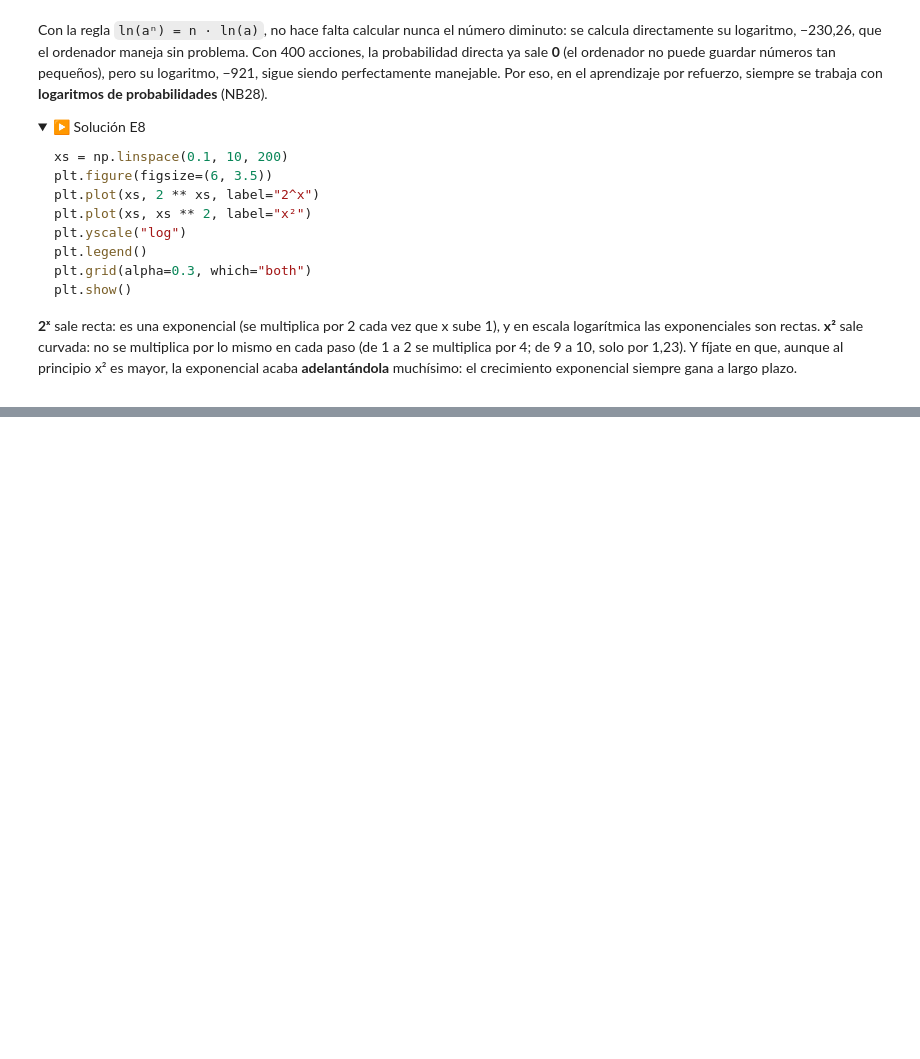
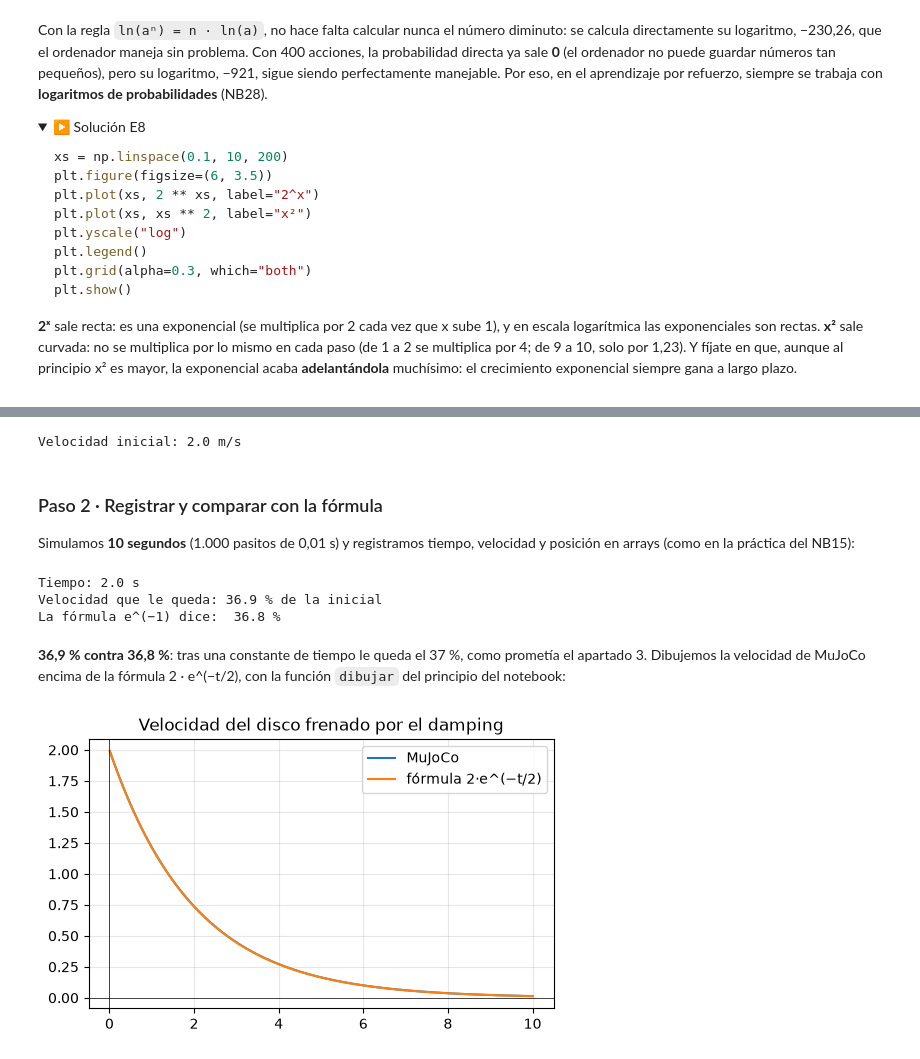
Before and after one commit to Greg2828/robotica, a Jupyter notebook: notebooks/NB15b_funciones_exponencial_logaritmo.ipynb, the cells around one changed output, grey strips where cells are left out. Saved outputs shown, nothing was run; the diff lists cells and outputs as text; code cells hidden in the pictures; folded sections open; blank space fills up the shorter version.

```diff
--- a/notebooks/NB15b_funciones_exponencial_logaritmo.ipynb
+++ b/notebooks/NB15b_funciones_exponencial_logaritmo.ipynb
@@ -489,0 +513,56 @@ plt.show()
+# %%
+import mujoco
+import taller
+
+DISCO = '''
+<mujoco>
+  <option timestep="0.01"/>
+  <worldbody>
+    <light pos="0 0 3"/>
+    <geom type="plane" size="6 1 0.1" rgba=".8 .9 .8 1"/>
+    <body name="disco" pos="0 0 0.05">
+      <joint name="rail" type="slide" axis="1 0 0" damping="0.5"/>
+      <geom type="cylinder" size="0.1 0.03" mass="1" rgba=".9 .2 .2 1" contype="0" conaffinity="0"/>
+    </body>
+  </worldbody>
+</mujoco>
+'''
+
+modelo, datos = taller.cargar(DISCO)
+datos.qvel[0] = 2.0                     # ¡lanzado a 2 m/s!
+print("Velocidad inicial:", datos.qvel[0], "m/s")
+# %% [output]
+Velocidad inicial: 2.0 m/s
+# %% [markdown]
+### Paso 2 · Registrar y comparar con la fórmula
+
+Simulamos **10 segundos** (1.000 pasitos de 0,01 s) y registramos tiempo, velocidad y posición en arrays (como en la
+práctica del NB15):
+# %%
+tiempos = np.zeros(1000)
+velocidades = np.zeros(1000)
+posiciones = np.zeros(1000)
+
+for paso in range(1000):
+    mujoco.mj_step(modelo, datos)
+    tiempos[paso] = datos.time
+    velocidades[paso] = datos.qvel[0]
+    posiciones[paso] = datos.qpos[0]
+
+tau = 2.0
+paso_tau = 199                          # el paso número 199 es el instante t = 2,00 s
+print("Tiempo:", round(tiempos[paso_tau], 2), "s")
+print("Velocidad que le queda:", round(velocidades[paso_tau] / 2.0 * 100, 1), "% de la inicial")
+print("La fórmula e^(−1) dice: ", round(np.exp(-1) * 100, 1), "%")
+# %% [output]
+Tiempo: 2.0 s
+Velocidad que le queda: 36.9 % de la inicial
+La fórmula e^(−1) dice:  36.8 %
+# %% [markdown]
+**36,9 % contra 36,8 %**: tras una constante de tiempo le queda el 37 %, como prometía el apartado 3. Dibujemos la
+velocidad de MuJoCo encima de la fórmula 2 · e^(−t/2), con la función `dibujar` del principio del notebook:
+# %%
+dibujar(tiempos, [(velocidades, "MuJoCo"), (2.0 * np.exp(-tiempos / tau), "fórmula 2·e^(−t/2)")],
+        "Velocidad del disco frenado por el damping")
+# %% [output]
+[figure, added]
```
Also changed, not shown: parts of 19 cells of this notebook, 13 other files.
